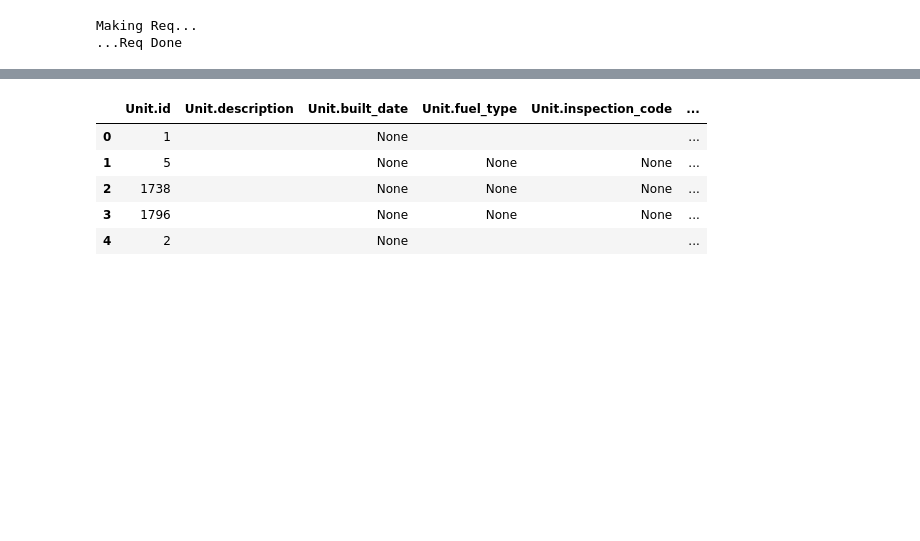
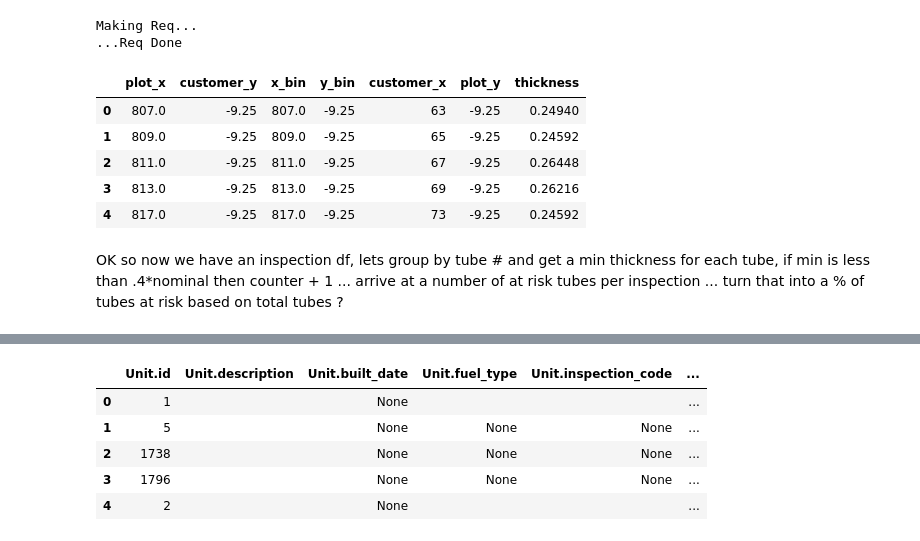
Before and after one commit to GeckoRobotics/davos-data-project, a Jupyter notebook: notebooks/davos.ipynb, the cells around one changed output, grey strips where cells are left out. Drawn from its saved outputs; the diff is of its cells as text; code cells hidden in the pictures; blank space fills up the shorter version.

Commit message:
insp data

```diff
--- a/notebooks/davos.ipynb
+++ b/notebooks/davos.ipynb
@@ -573,11 +579,22 @@ prod = {
 headers = {"accept": "application/json", "Authorization": f"Bearer {prod['token']}"}
 
 print(f"Making Req...")
-#req = requests.get(f"{prod['url_start']}{inspection_slug}{prod['url_end']}", headers=headers)
-# print(f"\tRequest Text: {req.text}")
+req = requests.get(f"{prod['url_start']}{inspection_slug}{prod['url_end']}", headers=headers)
+#print(f"\tRequest Text: {req.text}")
 print(f"...Req Done")
 # %% [output]
 Making Req...
 ...Req Done
 # %%
-#inspection_df = pd.DataFrame(req.json()['plots'][0]['data'])
+inspection_df = pd.DataFrame(req.json()['plots'][0]['data'])
+# %%
+inspection_df.head()
+# %% [output]
+|  | plot_x | customer_y | x_bin | y_bin | customer_x | plot_y | thickness |
+| 0 | 807.0 | -9.25 | 807.0 | -9.25 | 63 | -9.25 | 0.24940 |
+| 1 | 809.0 | -9.25 | 809.0 | -9.25 | 65 | -9.25 | 0.24592 |
+| 2 | 811.0 | -9.25 | 811.0 | -9.25 | 67 | -9.25 | 0.26448 |
+| 3 | 813.0 | -9.25 | 813.0 | -9.25 | 69 | -9.25 | 0.26216 |
+| 4 | 817.0 | -9.25 | 817.0 | -9.25 | 73 | -9.25 | 0.24592 |
+# %% [markdown]
+OK so now we have an inspection df, lets group by tube # and get a min thickness for each tube, if min is less than .4*nominal then counter + 1 ... arrive at a number of at risk tubes per inspection ... turn that into a % of tubes at risk based on total tubes ?
```
Also changed, not shown: parts of 3 cells of this notebook.
